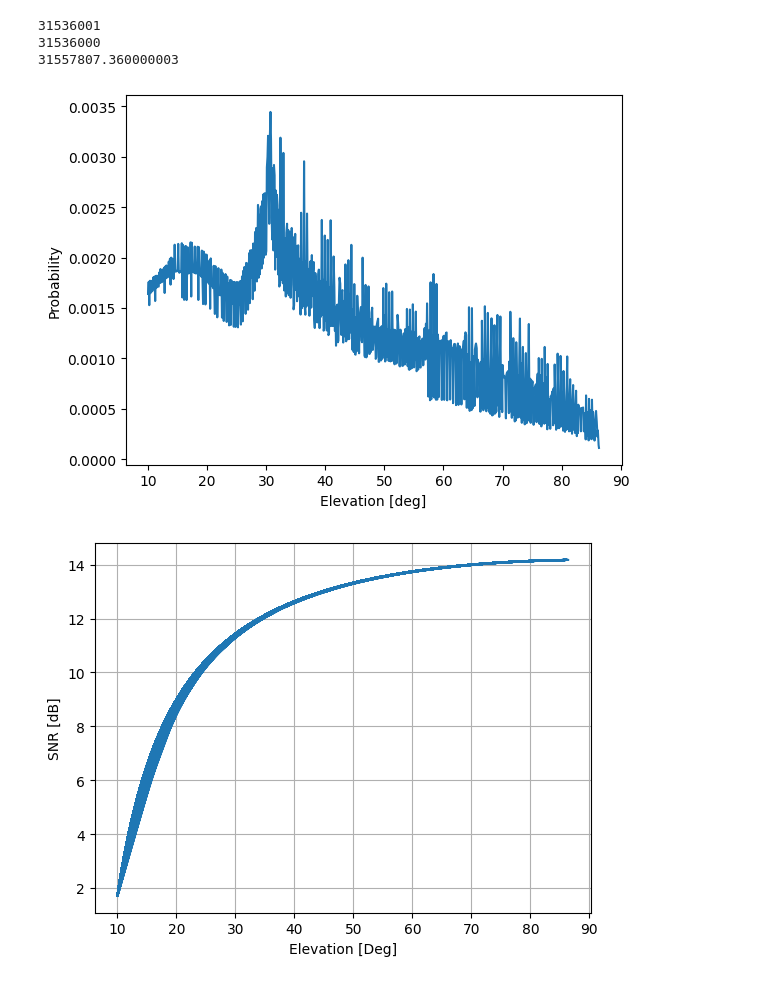
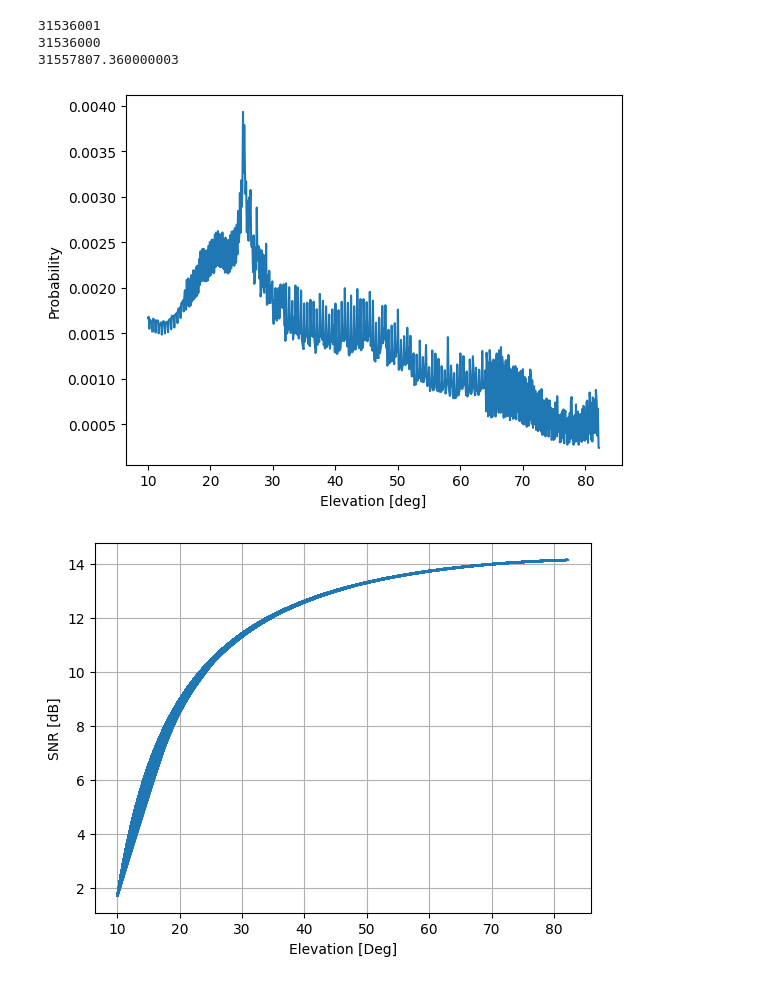
Before and after one commit to mani-sat/GODOTWork, a Jupyter notebook: rain_estimated.ipynb, the cells around one changed output. Drawn from its saved outputs; the diff is of its cells as text; code cells hidden in the pictures.

```diff
--- a/rain_estimated.ipynb
+++ b/rain_estimated.ipynb
@@ -21,11 +21,15 @@ uni_config = godot.cosmos.util.load_yaml('universe2.yml')
 uni = godot.cosmos.Universe(uni_config)
 # %%
 year = 2027
-filename = 'one_year_' + str(year) + '.pickle'
+filename = './output/year_sim/one_year_' + str(year) + '.pickle'
 with open(filename, 'rb') as f:
     res = pickle.load(f)
+res.set_internal_min_elevation(10.0)
+res.add_los_coloumns()
+s = res.get_state(['NN11'])
 # %%
-with open("/home/es820/Documents/GODOTWork/CB11_elevations.pickle", 'rb') as f:
+station = 'NN11'
+with open("/home/es820/Documents/GODOTWork/output/elevations/"+station+"_elevations.pickle", 'rb') as f:
     elevold = pickle.load(f)
 # %%
 print('loaded!')
@@ -37,8 +41,8 @@ loaded!
 # %%
 import mani_rain
 from mani.StateEvaluator import SEEnum
-condition = res.above_elev('NN11', 10.0) & res.has([SEEnum.CLEAR_MOON_NN])
-elevations = res.df.loc[condition]['NN11']
+condition = res.above_elev('MG11', 10.0) & res.has([SEEnum.CLEAR_MOON_NN])
+elevations = res.df.loc[condition]['MG11']
 print(len(condition))
 print(60*60*24*365)
 print(86400*365.2524)
@@ -51,29 +53,29 @@ from mani.utils import
 # %%
-with open('./output/NN11_elevations.pickle', 'wb') as f:
+with open('./output/elevations/MG11_elevations.pickle', 'wb') as f:
     pickle.dump(elevations, f, protocol=pickle.HIGHEST_PROTOCOL)
 
 nn = mani_rain.new_norcia
-nn.gen_el_dist(file='/home/es820/Documents/GODOTWork/output/NN11_elevations.pickle')
+nn.gen_el_dist(file='/home/es820/Documents/GODOTWork/output/elevations/MG11_elevations.pickle')
 
 plt.figure()
 plt.plot(*nn.el_distribution)
 plt.xlabel("Elevation [deg]")
 plt.ylabel("Probability")
 plt.show()
 
 link = mani_rain.link_budget_itu(nn, 100e6)
 dist = 384400e3
 rain_rate = 4 #mmhr⁻¹
 rain_rates = np.full(len(elevations), rain_rate)
 snr_list = []
 for idx, el in enumerate(elevations):
     snr_list.append(link.snr_at_t(dist, el, rain_rates[idx]))
 plt.figure()
 plt.plot(elevations, snr_list)
 plt.grid()
 plt.xlabel("Elevation [Deg]")
 plt.ylabel("SNR [dB]")
 plt.show()
 # %% [output]
-[figure, old version]
+[figure, new version]
-[figure, old version]
+[figure, new version]
```
Also changed, not shown: parts of 2 cells of this notebook, 4 other files.
